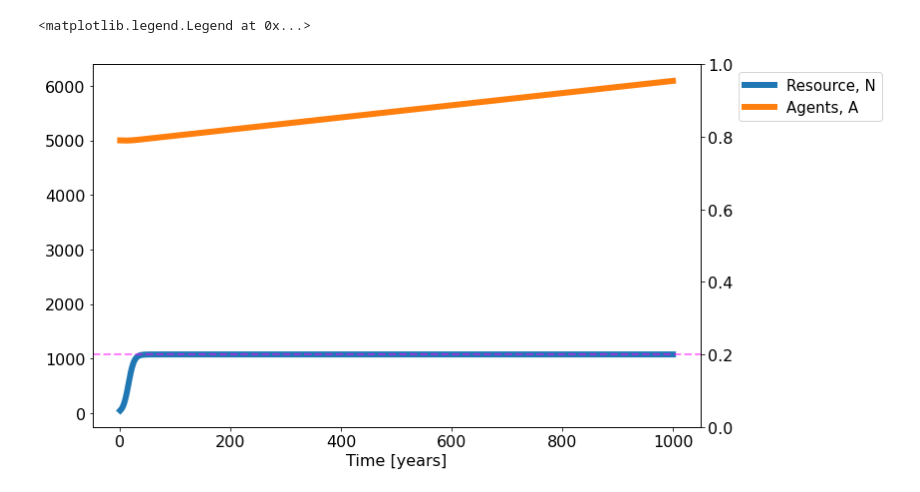
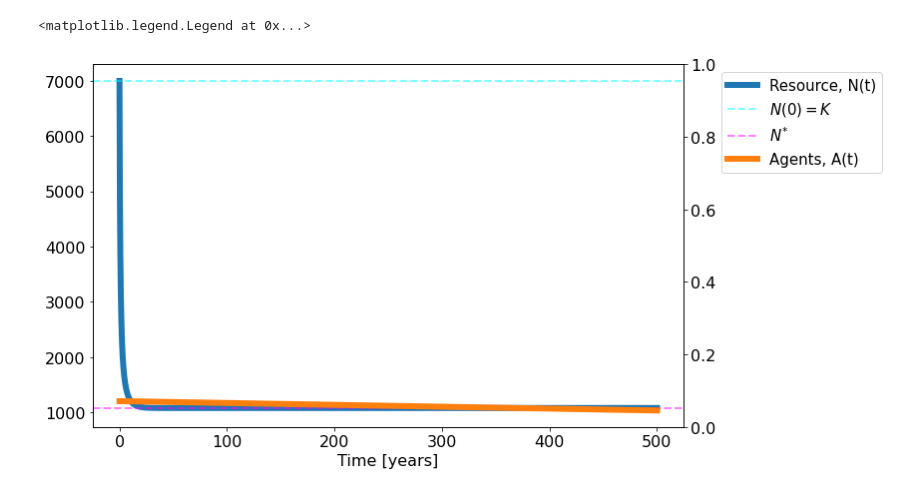
Before and after one commit to chrberrig/MatBio, a Jupyter notebook: simulations/5_trag_of_commons.ipynb, the cells around one changed output. Cells and saved outputs as stored; diff of their text form; code cells hidden in the pictures.

```diff
--- a/simulations/5_trag_of_commons.ipynb
+++ b/simulations/5_trag_of_commons.ipynb
@@ -22,38 +22,46 @@ plt.rcParams.update(parameters)
 
 # We could also try with the colours:
 #plt.rcParams['lines.color'] = 'r' # maybe here with more colours if needed?
+# %%
+r, K = 1.3, 7000
+E =  1.1
+w, b, p, C = 0.5, 0.0002, 30, 20
 # %%
+Y = lambda N: E*N
+Ndot = lambda N: r*(1 - N/K)*N
+Nstar = lambda : K*(1 - E/r)
+PI = lambda N: p*b*N - C # profit
+
 def deriv(state, t, *params):
     N, A = state
     r, K, E, w, b, p = params
-    PI = lambda n: p*b*n - C # profit
-    dN_dt = (r*(1 - N/K) - E)*N
+    # dN_dt = (r*(1 - N/K) - E)*N
+    dN_dt = Ndot(N) - Y(N)
     dA_dt = w*PI(N)/C
     return np.array([dN_dt, dA_dt])
-# %%
-r, K, E, w, b, p, C = 1.3, 7000, 1.1, 0.5, 0.002, 30, 20
-Nstar = lambda e : K*(1- e/r)
 # %%
-init_state = [50, 5000]
-t = np.linspace(0, 1000, 10000)
+init_state = [K, 1200]
+t_end = 500
+t = np.linspace(0, t_end, 10*int(t_end))
 
 params = (r, K, E, w, b, p )
 sol = odeint(deriv, init_state, t, params).T
 N, A = sol
 
 fig, ax1 = plt.subplots(1,1, figsize=(12, 6), tight_layout=True)
 ax2 = ax1.twinx()
 # ax1.grid()
 
-ax1.plot(t, N, label="Resource, N")
-ax1.axhline(Nstar(E), alpha=0.5, linestyle="--", color="magenta", linewidth=2, )
-ax1.plot(t, A, label="Agents, A")
+ax1.plot(t, N, label="Resource, N(t)")
+ax1.axhline(N[0], alpha=0.5, linestyle="--", color="cyan", linewidth=2, label="$N(0) = K$")
+ax1.axhline(Nstar(), alpha=0.5, linestyle="--", color="magenta", linewidth=2, label="$N^{*}$")
+ax1.plot(t, A, label="Agents, A(t)")
 
-#ax1.set_ylabel('Resources [FILL]')
-#ax2.set_ylabel('Agents [FILL]', color = 'mediumseagreen')
+# ax1.set_ylabel('Resources [FILL]')
+# ax2.set_ylabel('Agents [FILL]', color = 'mediumseagreen')
 ax1.set_xlabel('Time [years]')
 
 ax1.legend(bbox_to_anchor=(1.05, 1.), loc=2, borderaxespad=0.5, fontsize=15)
 # %% [output]
 <matplotlib.legend.Legend at 0x...>
-[figure, old version]
+[figure, new version]
```
Also changed, not shown: parts of 8 cells of this notebook.
